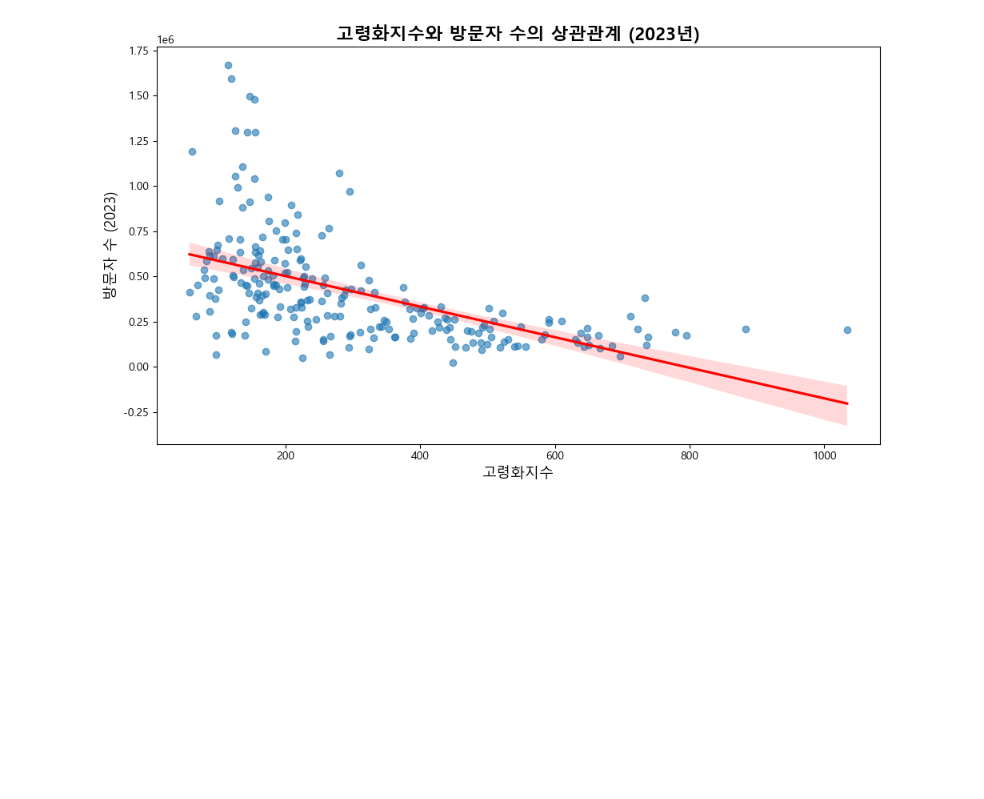
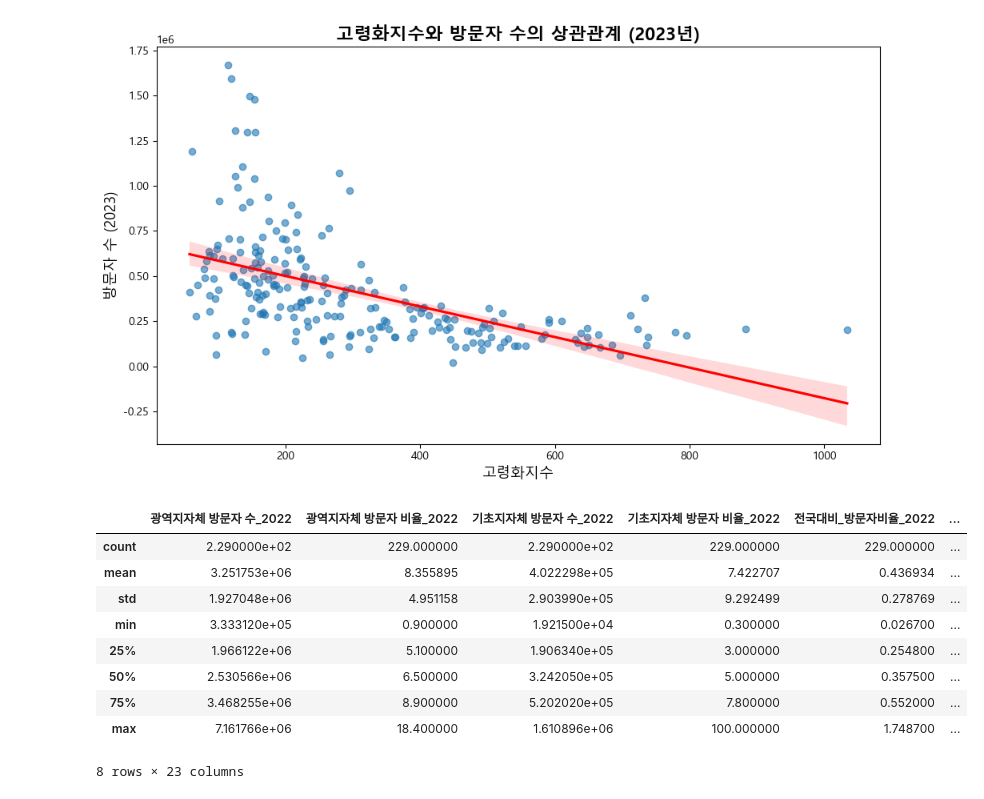
Before and after one commit to KSS095/TIL, a Jupyter notebook: 99_pjt/04_05-project/04_pjt.ipynb, the cells around one changed output. Cells and saved outputs as stored; diff of their text form; code cells hidden in the pictures; blank space fills up the shorter version.

```diff
--- a/99_pjt/04_05-project/04_pjt.ipynb
+++ b/99_pjt/04_05-project/04_pjt.ipynb
@@ -1032,3 +1069,16 @@ plt.show()
 # %% [output]
 2023년 고령화지수와 방문자 수 상관계수: -0.5338066235882536
 [figure]
+# %%
+df_real_final.describe()
+# %% [output]
+|  | 광역지자체 방문자 수_2022 | 광역지자체 방문자 비율_2022 | 기초지자체 방문자 수_2022 | 기초지자체 방문자 비율_2022 | 전국대비_방문자비율_2022 | ... |
+| count | 2.290000e+02 | 229.000000 | 2.290000e+02 | 229.000000 | 229.000000 | ... |
+| mean | 3.251753e+06 | 8.355895 | 4.022298e+05 | 7.422707 | 0.436934 | ... |
+| std | 1.927048e+06 | 4.951158 | 2.903990e+05 | 9.292499 | 0.278769 | ... |
+| min | 3.333120e+05 | 0.900000 | 1.921500e+04 | 0.300000 | 0.026700 | ... |
+| 25% | 1.966122e+06 | 5.100000 | 1.906340e+05 | 3.000000 | 0.254800 | ... |
+| 50% | 2.530566e+06 | 6.500000 | 3.242050e+05 | 5.000000 | 0.357500 | ... |
+| 75% | 3.468255e+06 | 8.900000 | 5.202020e+05 | 7.800000 | 0.552000 | ... |
+| max | 7.161766e+06 | 18.400000 | 1.610896e+06 | 100.000000 | 1.748700 | ... |
+8 rows × 23 columns
```
Also changed, not shown: parts of 26 cells of this notebook.
